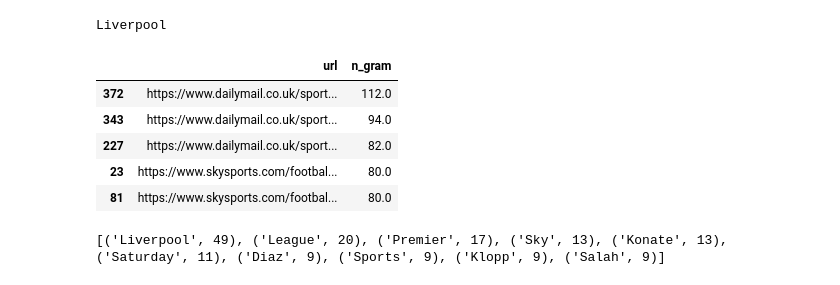
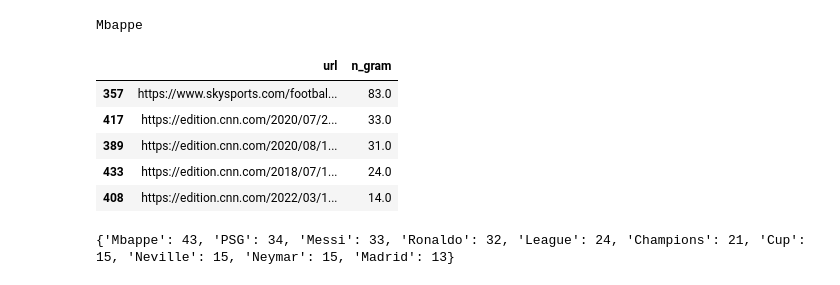
Before and after one commit to Dsypasit/web_crawler, a Jupyter notebook: crawling_test.ipynb, the cells around one changed output. Saved outputs shown, nothing was run; the diff lists cells and outputs as text; code cells hidden in the pictures.

```diff
--- a/crawling_test.ipynb
+++ b/crawling_test.ipynb
@@ -101,22 +101,23 @@ print(c.most_common(10))
 # %%
-n_gram_data = manager.get_n_gram_data("Liverpool")
+n_gram_data = manager.get_n_gram_data("Mbappe")
 print(manager.word)
 n_gram_data[:5]
 # %% [output]
-Liverpool
+Mbappe
 |  | url | n_gram |
-| 372 | https://www.dailymail.co.uk/sport... | 112.0 |
-| 343 | https://www.dailymail.co.uk/sport... | 94.0 |
-| 227 | https://www.dailymail.co.uk/sport... | 82.0 |
-| 23 | https://www.skysports.com/footbal... | 80.0 |
-| 81 | https://www.skysports.com/footbal... | 80.0 |
+| 357 | https://www.skysports.com/footbal... | 83.0 |
+| 417 | https://edition.cnn.com/2020/07/2... | 33.0 |
+| 389 | https://edition.cnn.com/2020/08/1... | 31.0 |
+| 433 | https://edition.cnn.com/2018/07/1... | 24.0 |
+| 408 | https://edition.cnn.com/2022/03/1... | 14.0 |
 # %%
-top_ten_link = n_gram_data['url'][:10].values
+top_ten_link = n_gram_data['url'][:5].values
 n_data = s_manager.get_all_data(top_ten_link)
 n = []
-for url, content in n_data.loc[:, ['url', 'content']].values:
+for content in n_data.loc[:, 'content'].values:
     n += w_manager.get_nouns(content)
 c = Counter(n)
-print(c.most_common(10))
+word_count = dict(c.most_common(10))
+print(word_count)
 # %% [output]
-[('Liverpool', 49), ('League', 20), ('Premier', 17), ('Sky', 13), ('Konate', 13), ('Saturday', 11), ('Diaz', 9), ('Sports', 9), ('Klopp', 9), ('Salah', 9)]
+{'Mbappe': 43, 'PSG': 34, 'Messi': 33, 'Ronaldo': 32, 'League': 24, 'Champions': 21, 'Cup': 15, 'Neville': 15, 'Neymar': 15, 'Madrid': 13}
```
Also changed, not shown: parts of 8 cells of this notebook, 1 other file.
